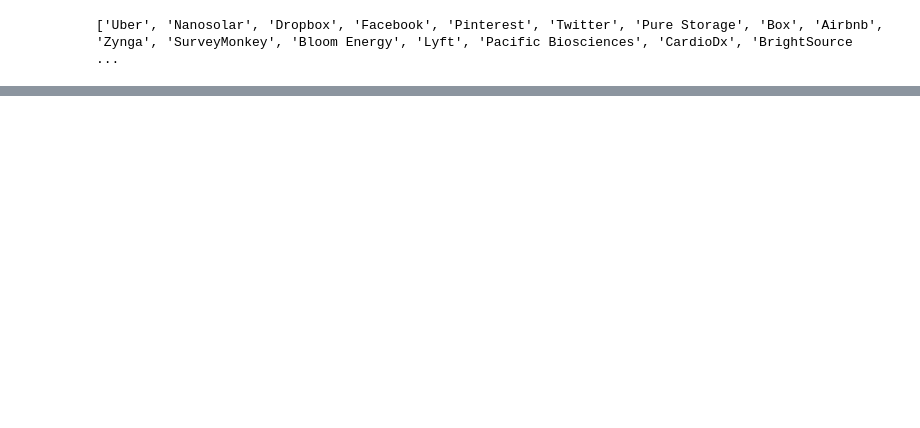
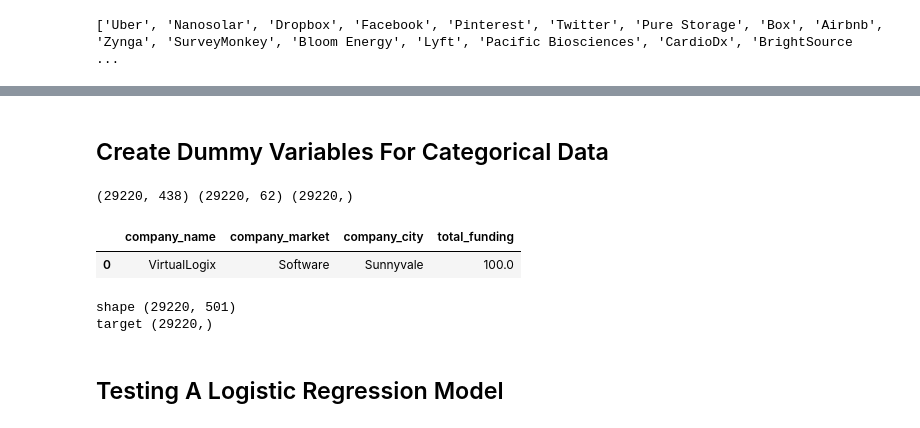
Before and after one commit to jdmendoza/predicting_startup_success, a Jupyter notebook: Danny_Rudimentary_Data_Exploration.ipynb, the cells around one changed output, grey strips where cells are left out. Saved outputs shown, nothing was run; the diff lists cells and outputs as text; code cells hidden in the pictures; blank space fills up the shorter version.

Commit message:
rudimentary model working

```diff
--- a/Danny_Rudimentary_Data_Exploration.ipynb
+++ b/Danny_Rudimentary_Data_Exploration.ipynb
@@ -212,0 +187,3 @@ plt.show()
+# %%
+df_base = df1[['company_name','company_market','company_city']]
+df_base.drop_duplicates();
@@ -212,0 +217,2 @@ plt.show()
+# %%
+df_base['total_funding'] = df_base['company_name'].apply(lambda x: funding_company_dict[x]/1e6)
@@ -212,0 +225,2 @@ plt.show()
+# %%
+df_base = df_base.reset_index(drop=True);
@@ -212,0 +235,2 @@ plt.show()
+# %% [markdown]
+## Create Dummy Variables For Categorical Data
@@ -212,0 +256,9 @@ plt.show()
+# %%
+print(market_df.shape,city_df.shape,df_base['total_funding'].shape)
+# %% [output]
+(29220, 438) (29220, 62) (29220,)
+# %%
+df_base.head(1)
+# %% [output]
+|  | company_name | company_market | company_city | total_funding |
+| 0 | VirtualLogix | Software | Sunnyvale | 100.0 |
@@ -212,0 +267,8 @@ plt.show()
+# %%
+print('shape',data_encoded.shape)
+print('target',target.shape)
+# %% [output]
+shape (29220, 501)
+target (29220,)
+# %% [markdown]
+## Testing A Logistic Regression Model
```
Also changed, not shown: parts of 22 cells of this notebook.
